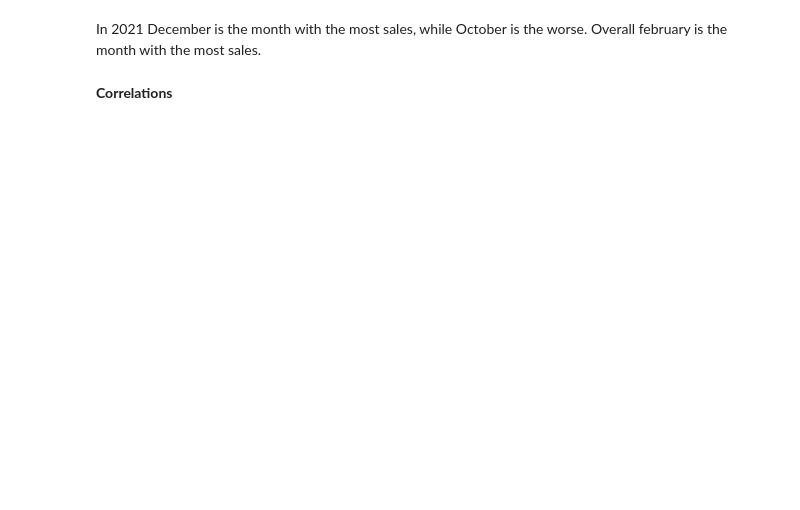
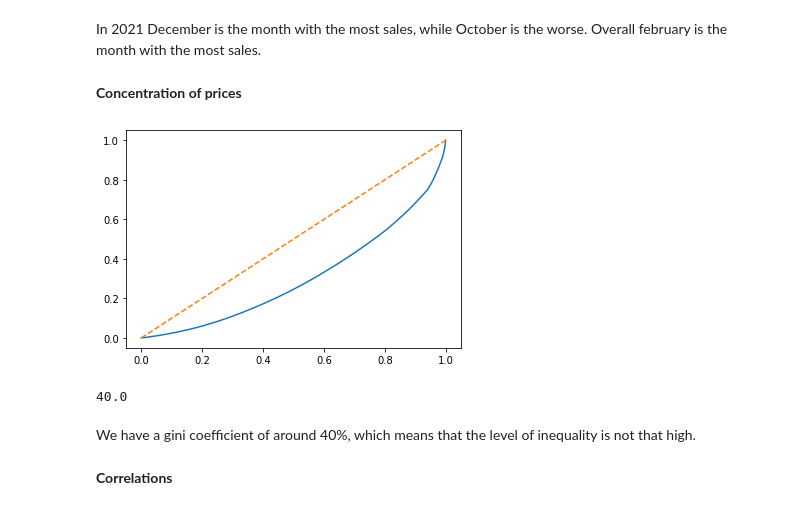
Before and after one commit to furawa/OC_data_analyst_projects, a Jupyter notebook: 02_analyze_company_sales/analyze_company_sales.ipynb, the cells around one changed output. Cells and saved outputs as stored; diff of their text form; code cells hidden in the pictures; blank space fills up the shorter version.

Commit message:
feat: Plot lorenz curve, gini coefficient

```diff
--- a/02_analyze_company_sales/analyze_company_sales.ipynb
+++ b/02_analyze_company_sales/analyze_company_sales.ipynb
@@ -601,5 +659,30 @@ ax.plot(g1.date, g1.price);
 # %% [markdown]
 In 2021 December is the month with the most sales, while October is the worse. Overall february is the month with the most sales.
+# %% [markdown]
+**Concentration of prices**
+# %%
+# Plot the lorenz curve
+n = len(sales_clean.price) #size of the sample
+lorenz = np.cumsum(np.sort(sales_clean.price) / sales_clean.price.sum()) #result will be an array
+lorenz = np.append([0], lorenz) #values of the y axis on the curve, the curve will begin at 0
+
+# plt.axes().axis("equal") #x and y axis will have the same length
+xaxis = np.linspace(0-1/n, 1+1/n, n+1) #values of the x axis on the curve
+plt.plot(xaxis, lorenz, drawstyle = "steps-post")
+plt.plot(xaxis, xaxis, linestyle="--") #Plot the 1st bissector
+plt.show()
+# %% [output]
+[figure, added]
+# %%
+# Gini coefficient
+AUC = (lorenz.sum() - lorenz[-1]/2 - lorenz[0]/2)/n # Area under the curve
+S = 0.5 - AUC
+gini = round(2*S,1)*100
+gini
+# %% [output]
+40.0
+# %% [markdown]
+We have a gini coefficient of around 40%, which means that the level of inequality is not that high.
 # %% [markdown]
 **Correlations**
 # %%
```
Also changed, not shown: parts of 20 cells of this notebook.
